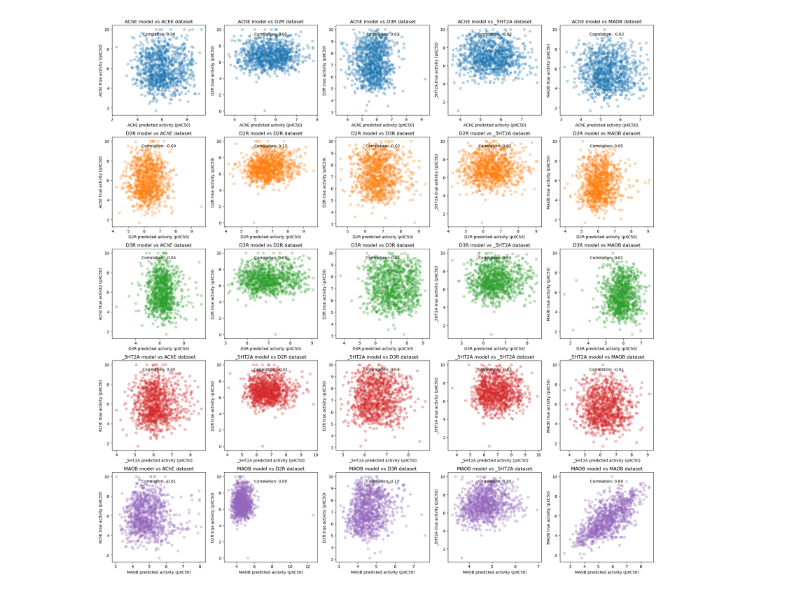
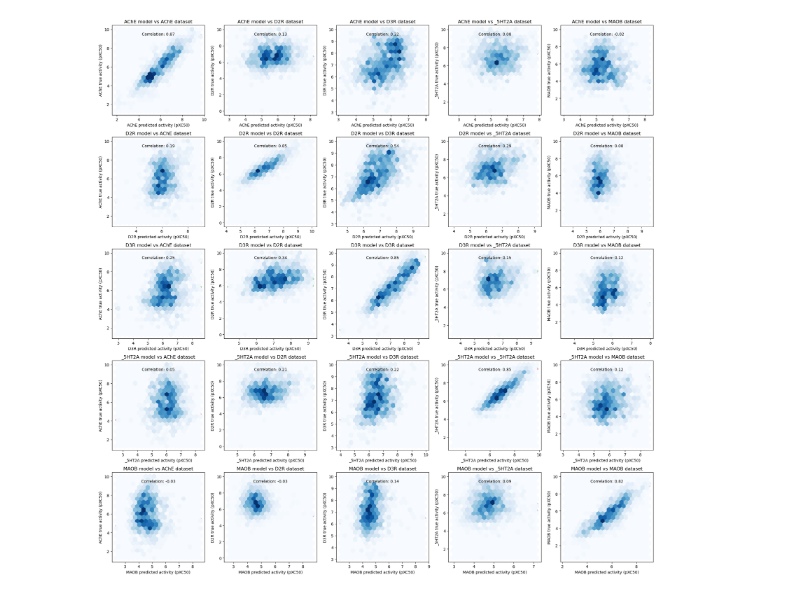
Before and after one commit to arthurcerveira/CoMPO-GPT, a Jupyter notebook: scripts/10-QSAR-Data-Viz.ipynb, the cells around one changed output. Cells and saved outputs as stored; diff of their text form; code cells hidden in the pictures.

Commit message:
Active molecules correlation plots

```diff
--- a/scripts/10-QSAR-Data-Viz.ipynb
+++ b/scripts/10-QSAR-Data-Viz.ipynb
@@ -43,8 +60,22 @@ pal=list(sns.color_palette("tab10"))
 # %%
+from pandarallel import pandarallel
+
+pandarallel.initialize(progress_bar=True)
+
 # load qsar models for each target
 targets = ['AChE', 'D2R', 'D3R', '_5HT2A', 'MAOB']
 predicted_activities = dict()
 active_molecules = dict()
+
+filtered_smiles = dict()
+
+for target in targets:
+    # load active molecules dataset for each target
+    X = pd.read_csv(ASSAYS_DIR / f'{target}.csv')
+    X['SMILES'] = X['SMILES'].parallel_apply(clean_smile)
+    X = X.dropna().sample(1500)
+
+    filtered_smiles[target] = X
 
 for target_model in targets:
     print(f'Loading {target_model} model')
@@ -52,19 +83,14 @@ for target_model in targets:
     arguments = [
         '--test_path', '/dev/null',
         '--preds_path', '/dev/null',
-        '--checkpoint_dir', str(MODELS_DIR / f'{target_model}-pXC50-checkpoint')
+        '--checkpoint_dir', str(MODELS_DIR / f'{target_model}-pXC50-checkpoint'),
+        # '--gpu', '0',
     ]
 
     for target_dataset in targets:
-        print(f'Predicting activity fot {target_dataset} dataset')
+        print(f'Predicting activity for {target_dataset} dataset')
 
-        # load active molecules dataset for each target
-        X = pd.read_csv(ASSAYS_DIR / f'{target_dataset}.csv')
-        X['SMILES'] = X['SMILES'].apply(clean_smile)
-        X = X.dropna().sample(1000)
-
-        active_molecules[target_dataset] = X
-
+        X = filtered_smiles[target_dataset]
         smiles = X['SMILES'].to_list()
         smiles_input = [[s] for s in smiles]
 
@@ -181,34 +165,37 @@ Loading pretrained parameter "readout.4.bias".
 # each row is a target model, each column is a target dataset
 # the x axis is the predicted activity of the target model, the y axis is the predicted activity of the target dataset
 fig, axes = plt.subplots(len(targets), len(targets), figsize=(20, 20))
 
 for i, target_model in enumerate(targets):
     for j, target_dataset in enumerate(targets):
         axes[i, j].scatter(
             predicted_activities[target_model][target_dataset],
-            active_molecules[target_dataset]['pXC50'],
-            # predicted_activities[target_dataset][target_dataset],
+            filtered_smiles[target_dataset]['pXC50'],
             alpha=0.3,
             color=pal[i]
+        )
+        axes[i, j].hexbin(
+            predicted_activities[target_model][target_dataset],
+            filtered_smiles[target_dataset]['pXC50'], gridsize=20, cmap='Blues',
         )
 
         axes[i, j].set_title(f'{target_model} model vs {target_dataset} dataset')
         axes[i, j].set_xlabel(f'{target_model} predicted activity (pXC50)')
         axes[i, j].set_ylabel(f'{target_dataset} true activity (pXC50)')
 
         # calculate the correlation coefficient
         correlation = np.corrcoef(
             predicted_activities[target_model][target_dataset],
-            active_molecules[target_dataset]['pXC50']
+            filtered_smiles[target_dataset]['pXC50']
         )[0, 1]
 
         axes[i, j].text(0.5, 0.9, f'Correlation: {correlation:.2f}',
                         horizontalalignment='center',
                         verticalalignment='center',
                         transform=axes[i, j].transAxes)
 
 
 plt.tight_layout()
 plt.show()
 # %% [output]
-[figure, old version]
+[figure, new version]
```
Also changed, not shown: parts of 4 cells of this notebook.
